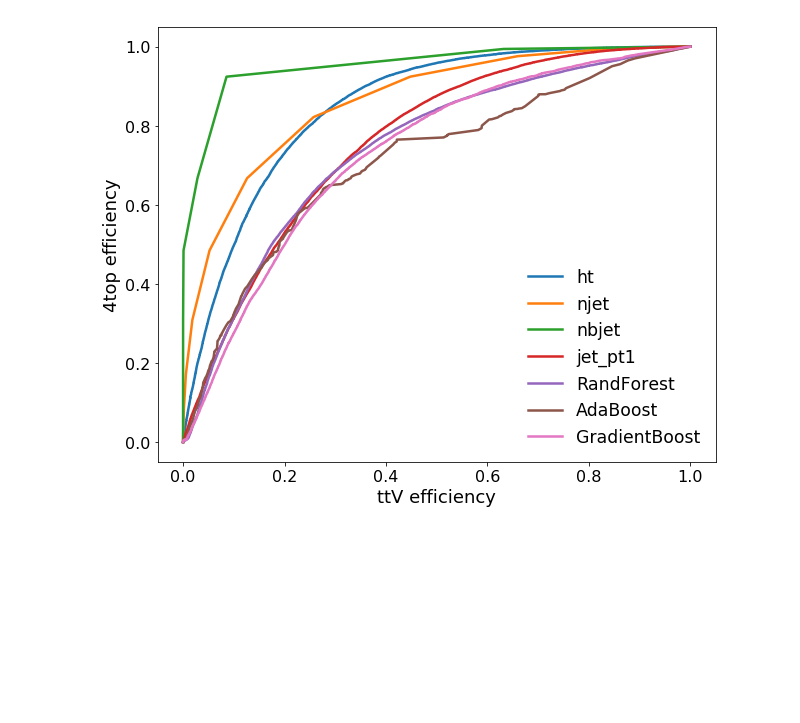
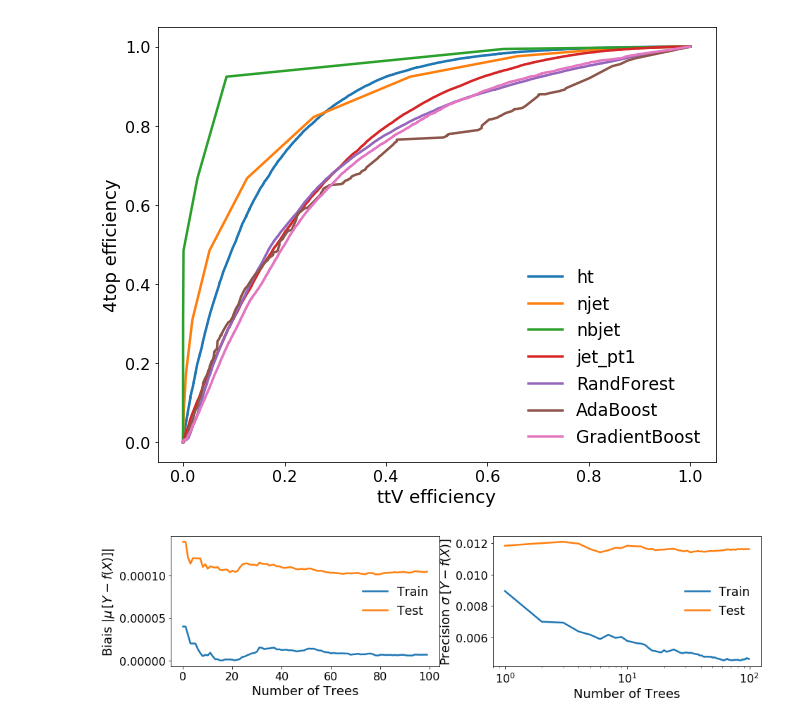
Before and after one commit to rmadar/ML-HEP, a Jupyter notebook: 4topML.ipynb, the cells around one changed output. Saved outputs shown, nothing was run; the diff lists cells and outputs as text; code cells hidden in the pictures; blank space fills up the shorter version.

Commit message:
Starting to play with classification

```diff
--- a/4topML.ipynb
+++ b/4topML.ipynb
@@ -137,3 +137,21 @@ RegressorsToTest = [[rf_regre,'RandForest'],[ab_regre,'AdaBoost'],[gb_regre,'Gra
 plot_roc_curves(df.drop('m4top',axis=1),df_ttV.drop('m4top',axis=1), VariableToTest, RegressorsToTest)
 # %% [output]
 [figure]
+# %%
+# Try classification
+sig_labelled = df.drop(['m4top','ht'],axis=1)
+sig_labelled['isSig'] = 1
+bkg_labelled = df_ttV.drop(['m4top','ht'],axis=1)
+bkg_labelled['isSig'] = 0
+data  = pd.concat( [sig_labelled,bkg_labelled] )
+dataX = data.drop('isSig',axis=1)
+dataY = data['isSig']
+
+# Preparing cross validation samples
+trainX, testX, trainY, testY = train_test_split(dataX, dataY, random_state=42, train_size=0.5)
+# %%
+rf_regre = RandomForestRegressor(n_estimators=100,n_jobs=-1,max_depth=10).fit(trainX, trainY)
+# %%
+plot_perf_randomforest_vs_ntree(rf_regre,trainX,trainY,testX,testY)
+# %% [output]
+[figure, added]
```
Also changed, not shown: parts of 1 cell of this notebook.
